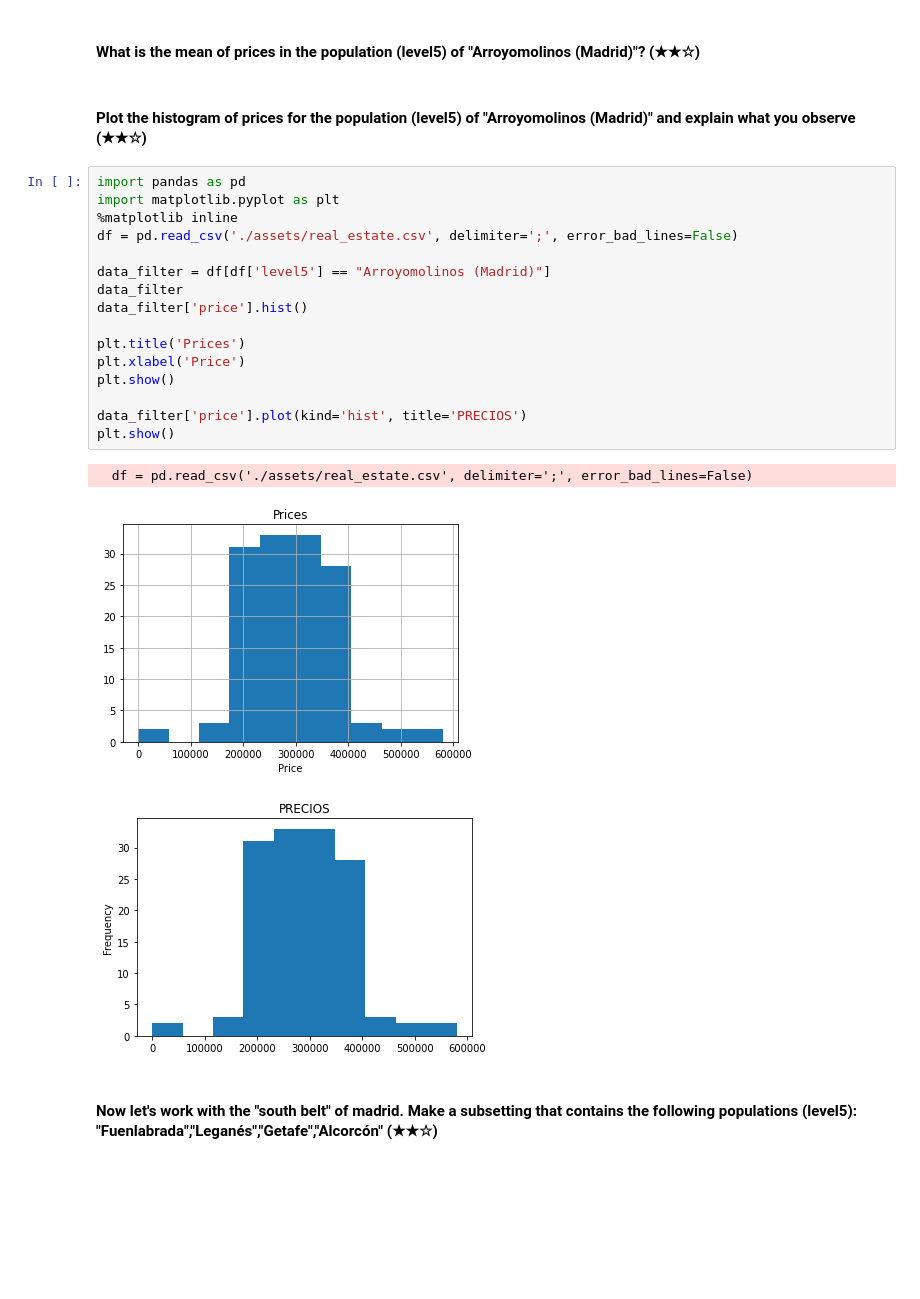
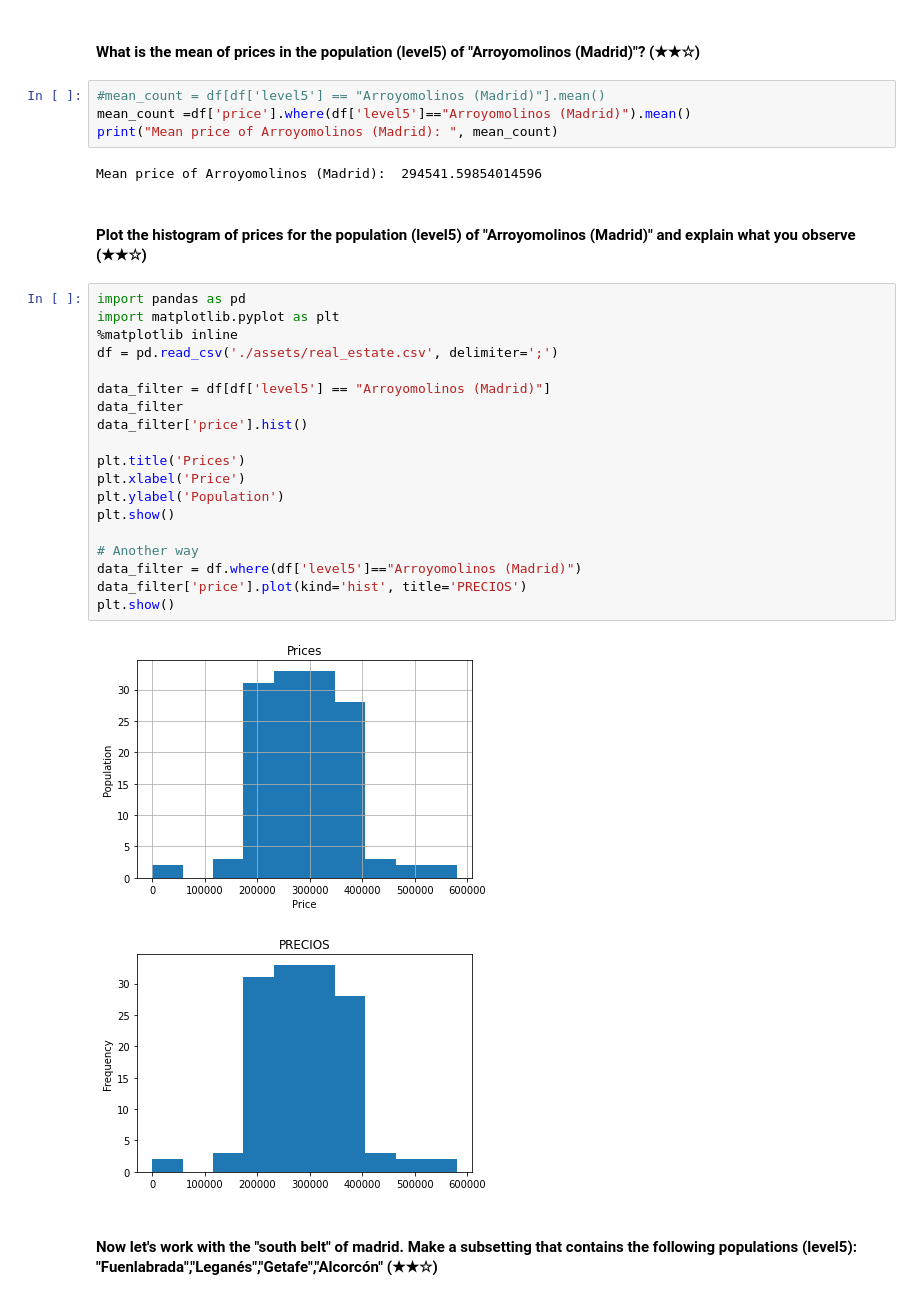
Before and after one commit to xalejandrow/realestate-datacleanup-exercise, a Jupyter notebook: project.ipynb, the cells around one changed output. Saved outputs shown, nothing was run; the diff lists cells and outputs as text; blank space fills up the shorter version.

```diff
--- a/project.ipynb
+++ b/project.ipynb
@@ -123,26 +311,34 @@ Min Price:
 # %% [markdown]
 #### What is the mean of prices in the population (level5) of "Arroyomolinos (Madrid)"? (★★☆)
+# %%
+#mean_count = df[df['level5'] == "Arroyomolinos (Madrid)"].mean()
+mean_count =df['price'].where(df['level5']=="Arroyomolinos (Madrid)").mean()
+print("Mean price of Arroyomolinos (Madrid): ", mean_count)
+# %% [output]
+Mean price of Arroyomolinos (Madrid):  294541.59854014596
 # %% [markdown]
 #### Plot the histogram of prices for the population (level5) of "Arroyomolinos (Madrid)" and explain what you observe (★★☆)
 # %%
 import pandas as pd
 import matplotlib.pyplot as plt
 %matplotlib inline
-df = pd.read_csv('./assets/real_estate.csv', delimiter=';', error_bad_lines=False)
+df = pd.read_csv('./assets/real_estate.csv', delimiter=';')
 
 data_filter = df[df['level5'] == "Arroyomolinos (Madrid)"]
 data_filter
 data_filter['price'].hist()
 
 plt.title('Prices')
 plt.xlabel('Price')
+plt.ylabel('Population')
 plt.show()
 
+# Another way
+data_filter = df.where(df['level5']=="Arroyomolinos (Madrid)")
 data_filter['price'].plot(kind='hist', title='PRECIOS')
 plt.show()
 # %% [output]
-  df = pd.read_csv('./assets/real_estate.csv', delimiter=';', error_bad_lines=False)
-[figure, old version]
+[figure, new version]
 [figure]
 # %% [markdown]
 #### Now let's work with the "south belt" of madrid. Make a subsetting that contains the following populations (level5): "Fuenlabrada","Leganés","Getafe","Alcorcón" (★★☆)
```
Also changed, not shown: parts of 13 cells of this notebook.
